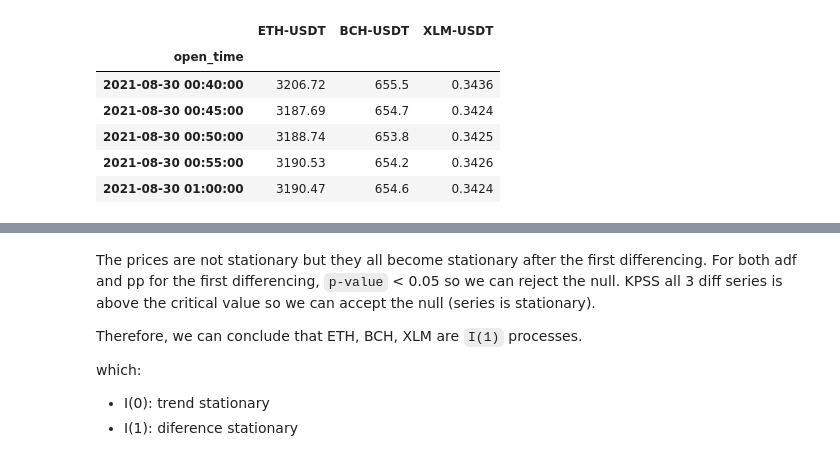
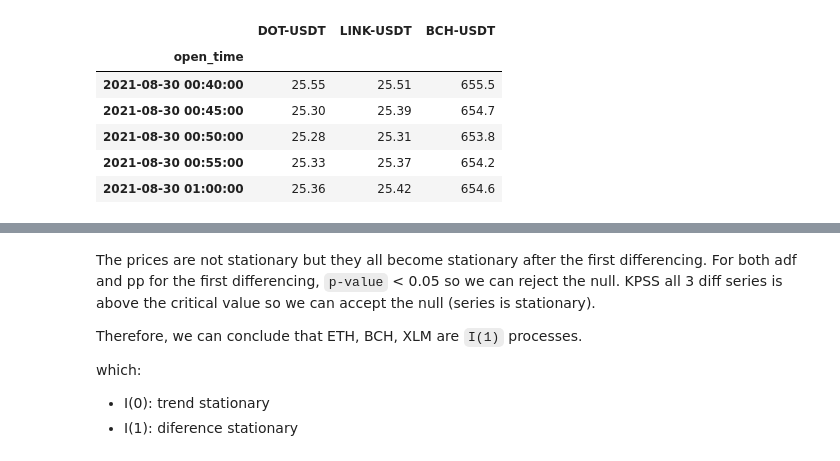
Before and after one commit to beannguyen/crypto-pair-trading, a Jupyter notebook: src/research/Engle-Granger Two-Step Method.ipynb, the cells around one changed output, grey strips where cells are left out. Drawn from its saved outputs; the diff is of its cells as text; code cells hidden in the pictures.

```diff
--- a/src/research/Engle-Granger Two-Step Method.ipynb
+++ b/src/research/Engle-Granger Two-Step Method.ipynb
@@ -15,33 +15,33 @@ import matplotlib.pyplot as plt
 
 DATA_PATH = '/mnt/d/Trading/trading-agent/crypto-pair-trading/data/5min'
 # %%
-selected_pairs = ['ETH-USDT','BCH-USDT','XLM-USDT']
+selected_pairs = ['DOT-USDT', 'LINK-USDT', 'BCH-USDT']
 
 data = []
-start_date = (datetime.utcnow() - timedelta(days=30)).strftime('%Y-%m-%d')
+start_date = '2021-06-01'
 
 for symbol in selected_pairs:
     try:
         df = pd.read_csv(f'{DATA_PATH}/{symbol}.csv',
                         parse_dates=['open_time'],
                         index_col=['open_time'])
 
         df.rename(columns={'close': symbol}, inplace=True)
         # the data is too long, just limit to recent period
         data.append(df[df.index > start_date][symbol])
     except:
         pass
 
 df = pd.concat(data, axis=1)
 df = df.dropna(axis=1, how='all')
 df.dropna(inplace=True, how='any')
 
 df.tail()
 # %% [output]
-|  | ETH-USDT | BCH-USDT | XLM-USDT |
+|  | DOT-USDT | LINK-USDT | BCH-USDT |
 | open_time |  |  |  |
-| 2021-08-30 00:40:00 | 3206.72 | 655.5 | 0.3436 |
-| 2021-08-30 00:45:00 | 3187.69 | 654.7 | 0.3424 |
-| 2021-08-30 00:50:00 | 3188.74 | 653.8 | 0.3425 |
-| 2021-08-30 00:55:00 | 3190.53 | 654.2 | 0.3426 |
-| 2021-08-30 01:00:00 | 3190.47 | 654.6 | 0.3424 |
+| 2021-08-30 00:40:00 | 25.55 | 25.51 | 655.5 |
+| 2021-08-30 00:45:00 | 25.30 | 25.39 | 654.7 |
+| 2021-08-30 00:50:00 | 25.28 | 25.31 | 653.8 |
+| 2021-08-30 00:55:00 | 25.33 | 25.37 | 654.2 |
+| 2021-08-30 01:00:00 | 25.36 | 25.42 | 654.6 |
```
Also changed, not shown: parts of 16 cells of this notebook, 1 other file.
